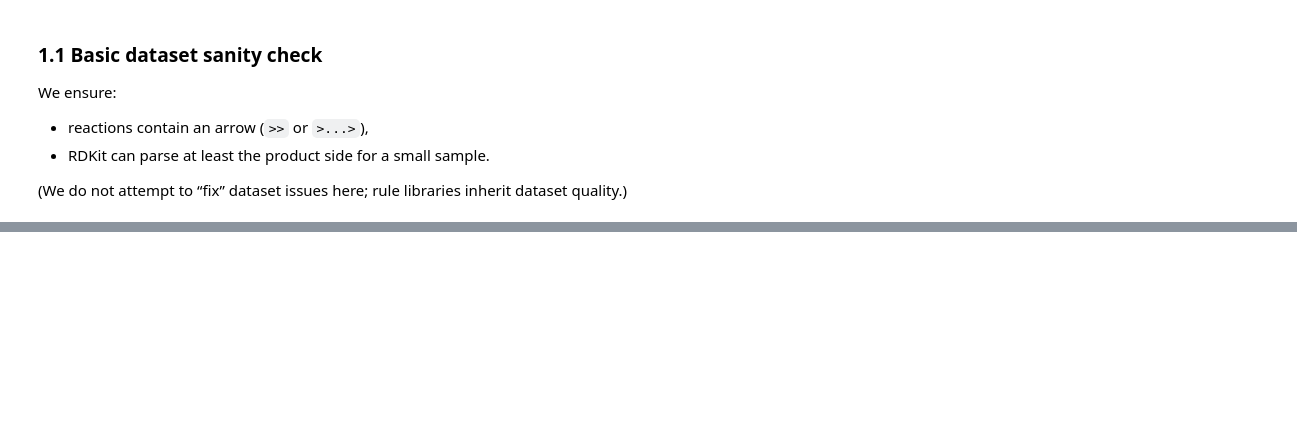
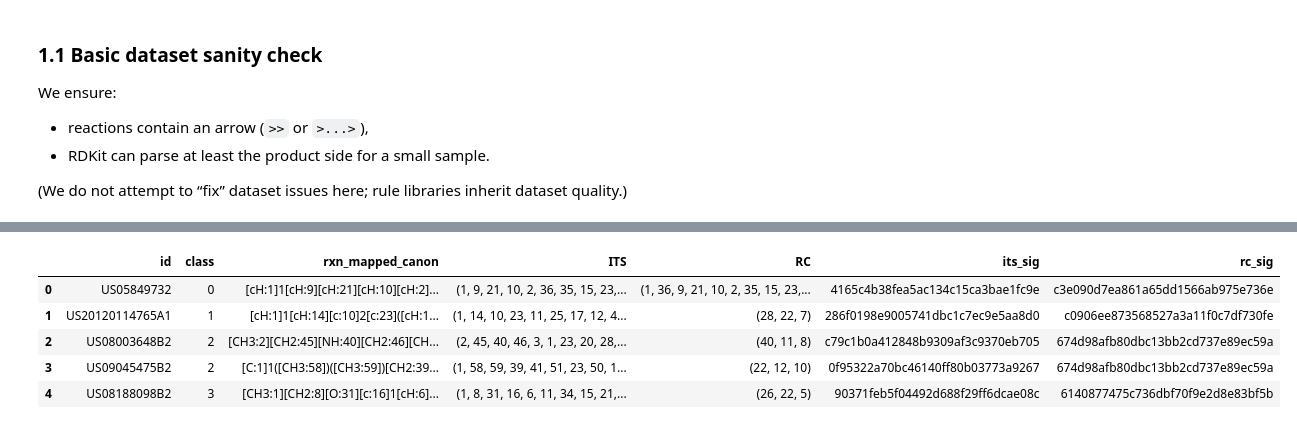
Before and after one commit to TieuLongPhan/SynEdu, a Jupyter notebook: synedu/S10/S10.ipynb, the cells around one changed output, grey strips where cells are left out. Cells and saved outputs as stored; diff of their text form; code cells hidden in the pictures; blank space fills up the shorter version.

```diff
--- a/synedu/S10/S10.ipynb
+++ b/synedu/S10/S10.ipynb
@@ -288,0 +479,3 @@ dfN[["rxn", "rxn_mapped_raw", "rxn_mapped_canon"]].head()
+# %%
+df = dfN[['id', 'class', 'rxn_mapped_canon']]
+df.shape
@@ -447,0 +554,19 @@ dfN[["id","class","core_n_nodes","core_n_edges"]].head()
+# %%
+from synkit.IO import rsmi_to_its
+from tqdm import tqdm
+def _to_its(aam):
+    return rsmi_to_its(aam)
+
+def _to_rc(aam):
+    return rsmi_to_its(aam, core=True)
+
+
+df["ITS"] = [
+    _to_its(x) if isinstance(x, str) else None
+    for x in tqdm(df["rxn_mapped_canon"], desc="ITS construction")
+]
+
+df["RC"] = [
+    _to_rc(x) if isinstance(x, str) else None
+    for x in tqdm(df["rxn_mapped_canon"], desc="Reaction centers")
+]
@@ -522,0 +654,15 @@ print("Top-10 cluster sizes:", sizes[:10])
+# %%
+from synkit.Graph.Feature.wl_hash import WLHash
+from tqdm import tqdm
+def _wl_sig(graph):
+    return WLHash().weisfeiler_lehman_graph_hash(graph)
+
+df["its_sig"] = [
+    _wl_sig(x) if x is not None else None
+    for x in tqdm(df["ITS"], desc="ITS WL hash")
+]
+
+df["rc_sig"] = [
+    _wl_sig(x) if x is not None else None
+    for x in tqdm(df["RC"], desc="RC WL hash")
+]
@@ -522,0 +680,15 @@ print("Top-10 cluster sizes:", sizes[:10])
+# %%
+from synkit.Graph.Matcher.graph_cluster import GraphCluster
+
+data = df.to_dict('records')
+cls = GraphCluster()
+data = cls.fit(data, rule_key='RC', attribute_key='rc_sig')
+data = pd.DataFrame(data)
+data.head()
+# %% [output]
+|  | id | class | rxn_mapped_canon | ITS | RC | its_sig | rc_sig |
+| 0 | US05849732 | 0 | [cH:1]1[cH:9][cH:21][cH:10][cH:2]... | (1, 9, 21, 10, 2, 36, 35, 15, 23,... | (1, 36, 9, 21, 10, 2, 35, 15, 23,... | 4165c4b38fea5ac134c15ca3bae1fc9e | c3e090d7ea861a65dd1566ab975e736e |
+| 1 | US20120114765A1 | 1 | [cH:1]1[cH:14][c:10]2[c:23]([cH:1... | (1, 14, 10, 23, 11, 25, 17, 12, 4... | (28, 22, 7) | 286f0198e9005741dbc1c7ec9e5aa8d0 | c0906ee873568527a3a11f0c7df730fe |
+| 2 | US08003648B2 | 2 | [CH3:2][CH2:45][NH:40][CH2:46][CH... | (2, 45, 40, 46, 3, 1, 23, 20, 28,... | (40, 11, 8) | c79c1b0a412848b9309af3c9370eb705 | 674d98afb80dbc13bb2cd737e89ec59a |
+| 3 | US09045475B2 | 2 | [C:1]1([CH3:58])([CH3:59])[CH2:39... | (1, 58, 59, 39, 41, 51, 23, 50, 1... | (22, 12, 10) | 0f95322a70bc46140ff80b03773a9267 | 674d98afb80dbc13bb2cd737e89ec59a |
+| 4 | US08188098B2 | 3 | [CH3:1][CH2:8][O:31][c:16]1[cH:6]... | (1, 8, 31, 16, 6, 11, 34, 15, 21,... | (26, 22, 5) | 90371feb5f04492d688f29ff6dcae08c | 6140877475c736dbf70f9e2d8e83bf5b |
```
Also changed, not shown: parts of 32 cells of this notebook, 1 other file.
